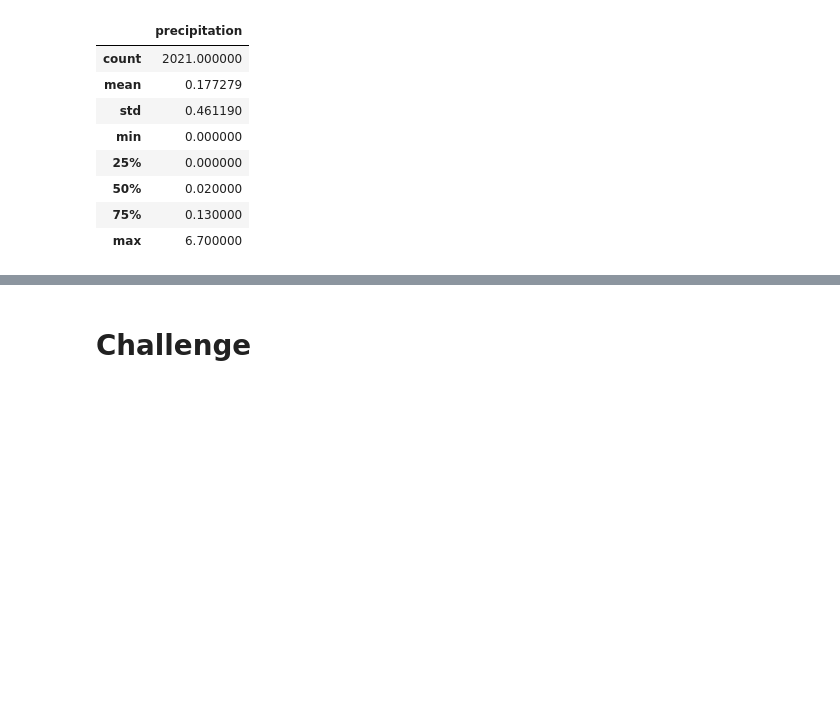
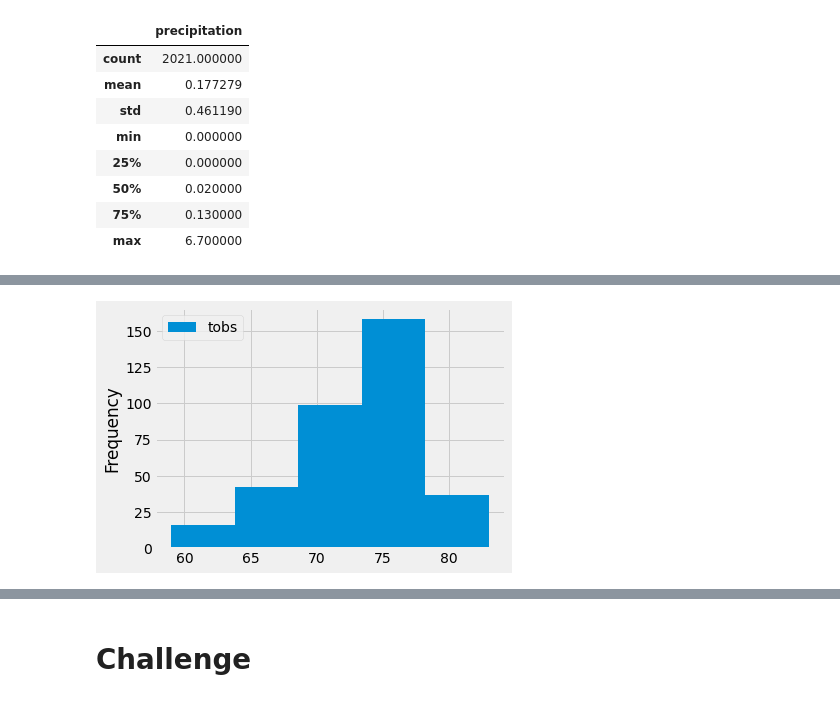
Before and after one commit to aparihar1984/surfs_up, a Jupyter notebook: climate_analysis.ipynb, the cells around one changed output, grey strips where cells are left out. Drawn from its saved outputs; the diff is of its cells as text; code cells hidden in the pictures; blank space fills up the shorter version.

```diff
--- a/climate_analysis.ipynb
+++ b/climate_analysis.ipynb
@@ -81,0 +110,6 @@ df.describe()
+# %%
+# Plotting the histogram with 5 bins
+df.plot.hist(bins=5)
+plt.tight_layout()
+# %% [output]
+[figure, added]
```
Also changed, not shown: parts of 5 cells of this notebook.
